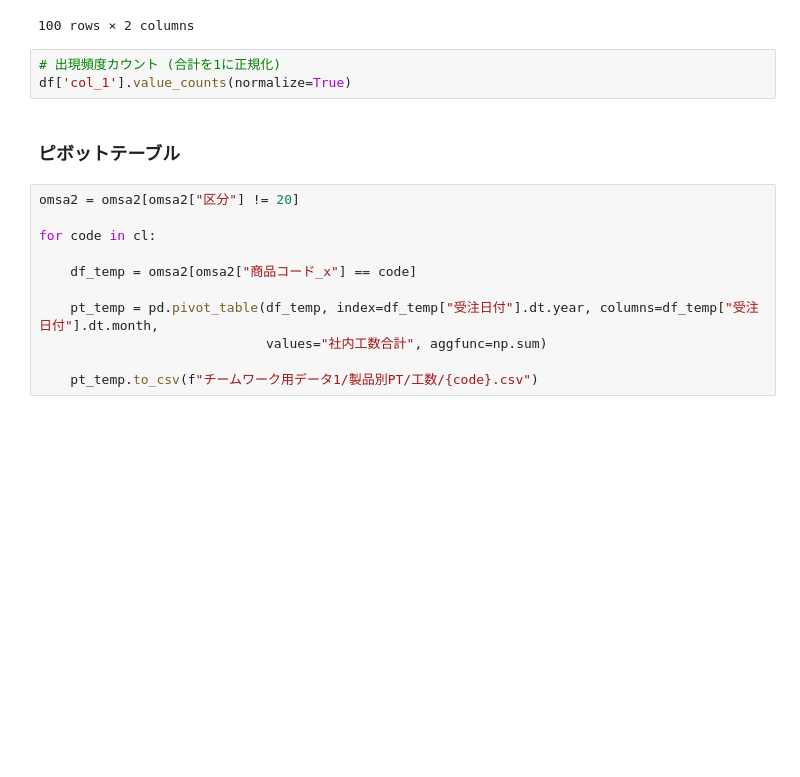
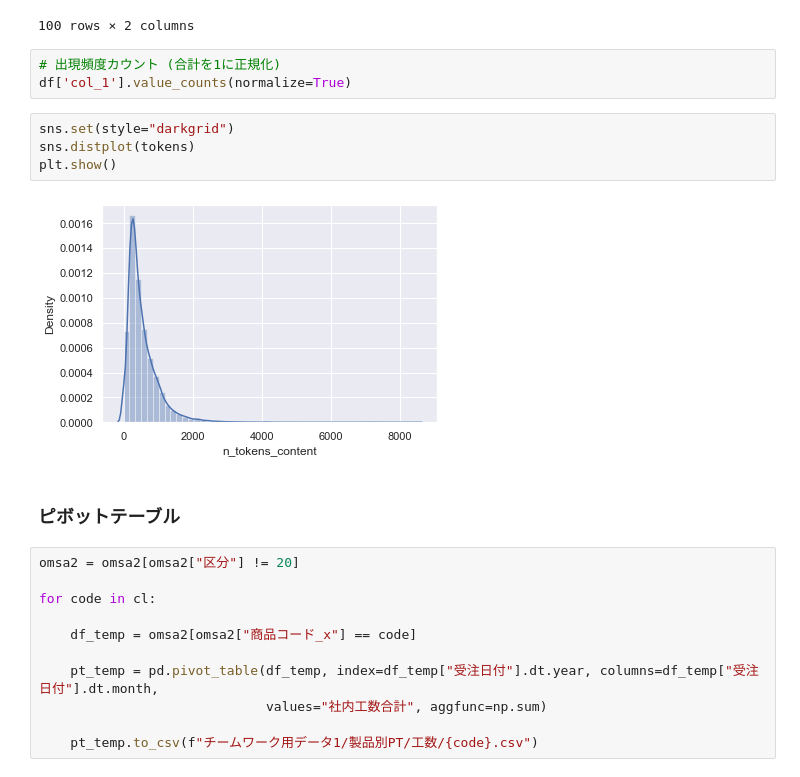
Before and after one commit to K-W-hibiki/Data_Analytics, a Jupyter notebook: pandas/pandas.ipynb, the cells around one changed output. Cells and saved outputs as stored; diff of their text form; blank space fills up the shorter version.

```diff
--- a/pandas/pandas.ipynb
+++ b/pandas/pandas.ipynb
@@ -118,6 +132,12 @@ cts_df
 # %%
 # 出現頻度カウント (合計を1に正規化)
 df['col_1'].value_counts(normalize=True)
+# %%
+sns.set(style="darkgrid")
+sns.distplot(tokens)
+plt.show()
+# %% [output]
+[figure, added]
 # %% [markdown]
 ### ピボットテーブル
 # %%
```
Also changed, not shown: parts of 3 cells of this notebook, 3 other files.
